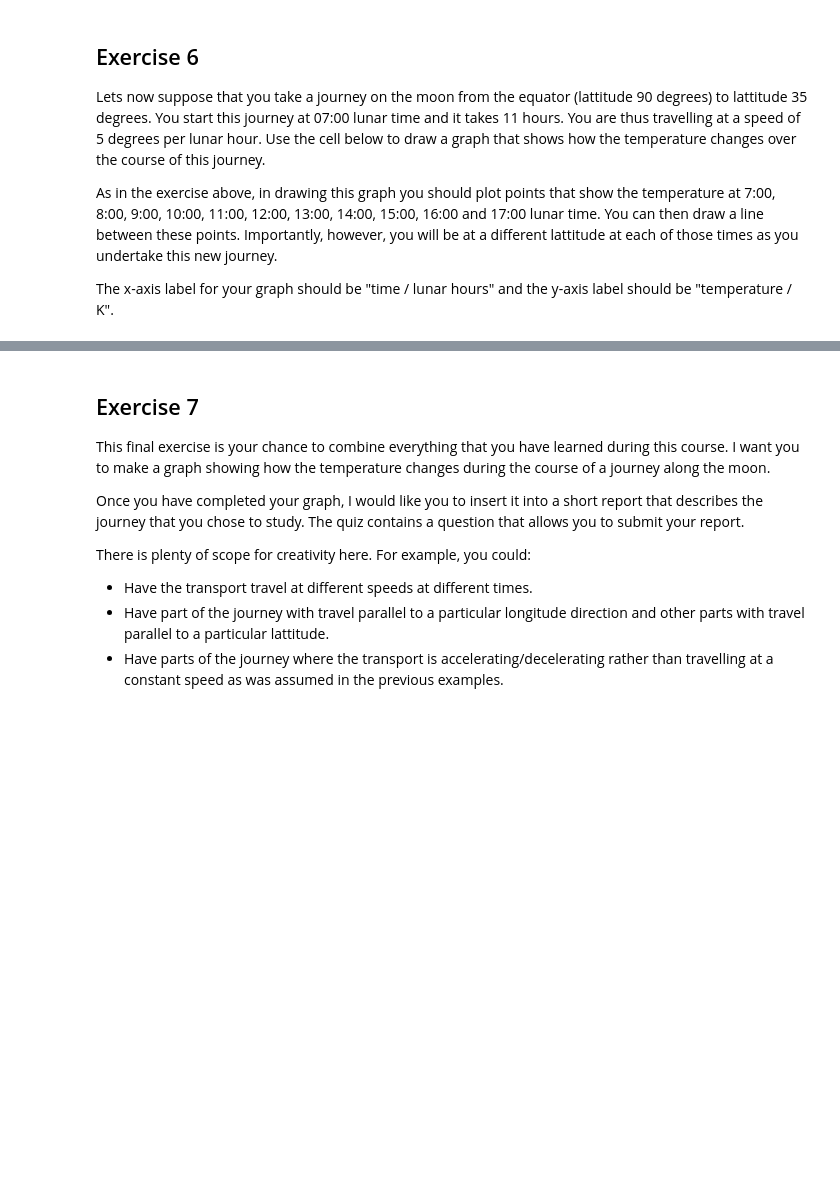
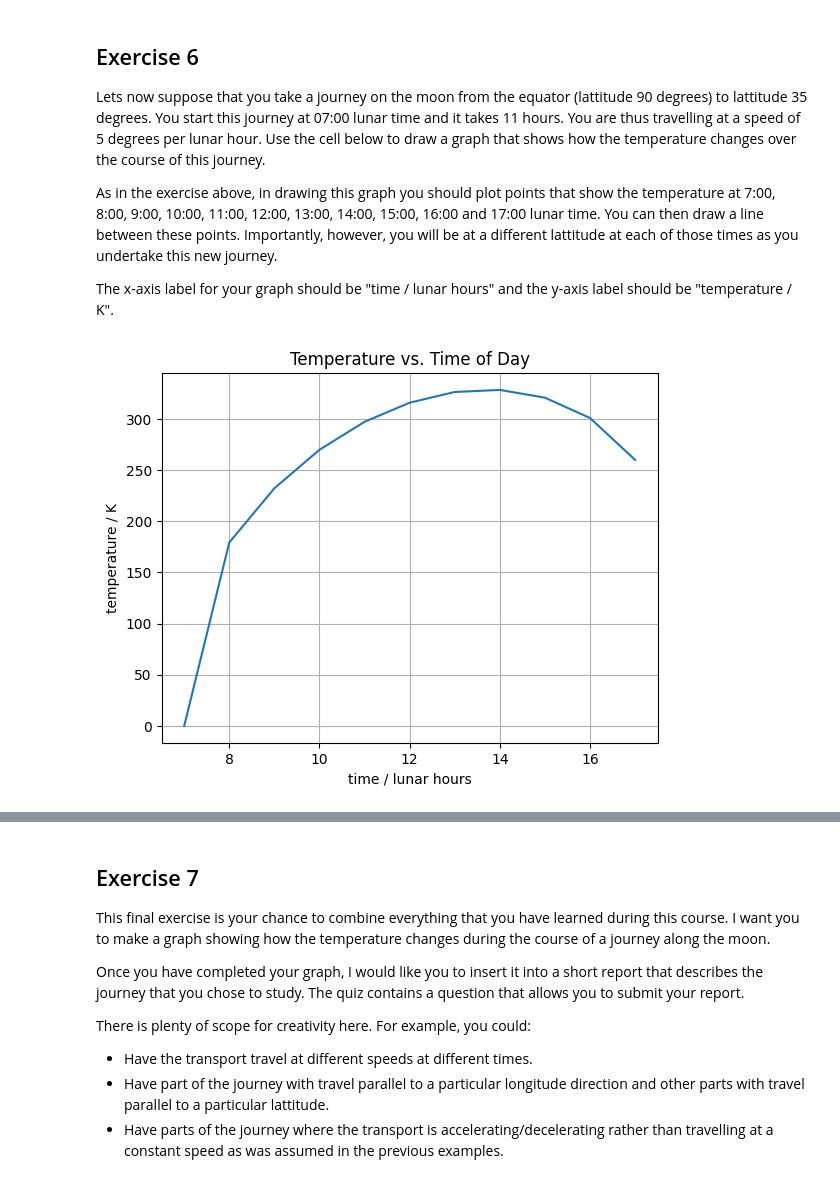
Before and after one commit to anaismccusker/Basic-programming, a Jupyter notebook: POP_SUMMER_SCHOOL/Final-plotting-exercise/moon-journeys.ipynb, the cells around one changed output, grey strips where cells are left out. Cells and saved outputs as stored; diff of their text form; code cells hidden in the pictures; blank space fills up the shorter version.

```diff
--- a/POP_SUMMER_SCHOOL/Final-plotting-exercise/moon-journeys.ipynb
+++ b/POP_SUMMER_SCHOOL/Final-plotting-exercise/moon-journeys.ipynb
@@ -234,15 +275,46 @@ As in the exercise above, in drawing this graph you should plot points that show
 The x-axis label for your graph should be "time / lunar hours" and the y-axis label should be "temperature / K".
 # %%
 # Your code goes here
+import numpy as np
+import matplotlib.pyplot as plt
 
+def moon_temperature( t, lambda_ ) :
+  sigma = 5.67e-8
+  alpha = 0.12
+  epsilon = 0.98
+  S0 = 1361
+
+  time_offset= t-12
+  time_angle_rad = np.deg2rad(15 * time_offset)
+
+  cos_lat = np.cos(np.deg2rad(lambda_))
+  cos_time = np.cos(time_angle_rad)
+
+  absorbed_flux = (1 - alpha) * S0 * cos_lat * cos_time
+  temperature = (absorbed_flux / (epsilon * sigma)) ** 0.25
+  return temperature
+
+times = np.arange(7, 18)
+def latitude_at_time(t):
+  return 90 - 5.5 * (t - 7)
+
+temperatures = [moon_temperature(t, latitude_at_time(t)) for t in times]
+
+plt.plot(times, temperatures)
+plt.xlabel('time / lunar hours')
+plt.ylabel('temperature / K')
+plt.title('Temperature vs. Time of Day')
+plt.grid(True)
 
 
 
 
 
 
 
 # This code is required for the autofeedback- don't delete it!
 fighand = plt.gca()
+# %% [output]
+[figure, added]
 # %%
 runtest(["test_ex6"])
```
Also changed, not shown: parts of 10 cells of this notebook.
